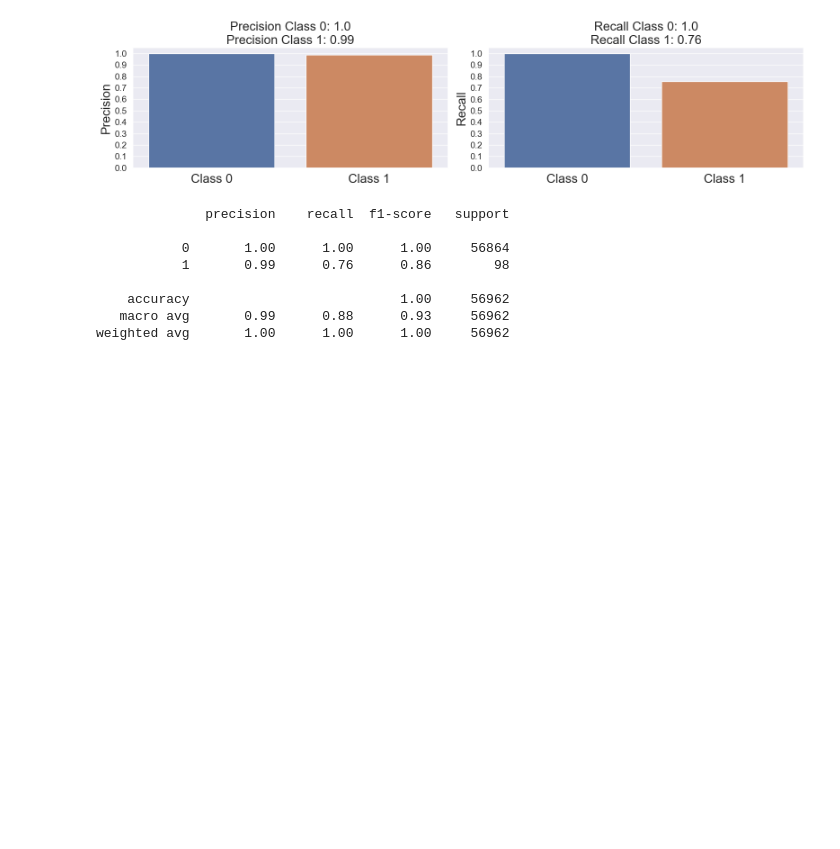
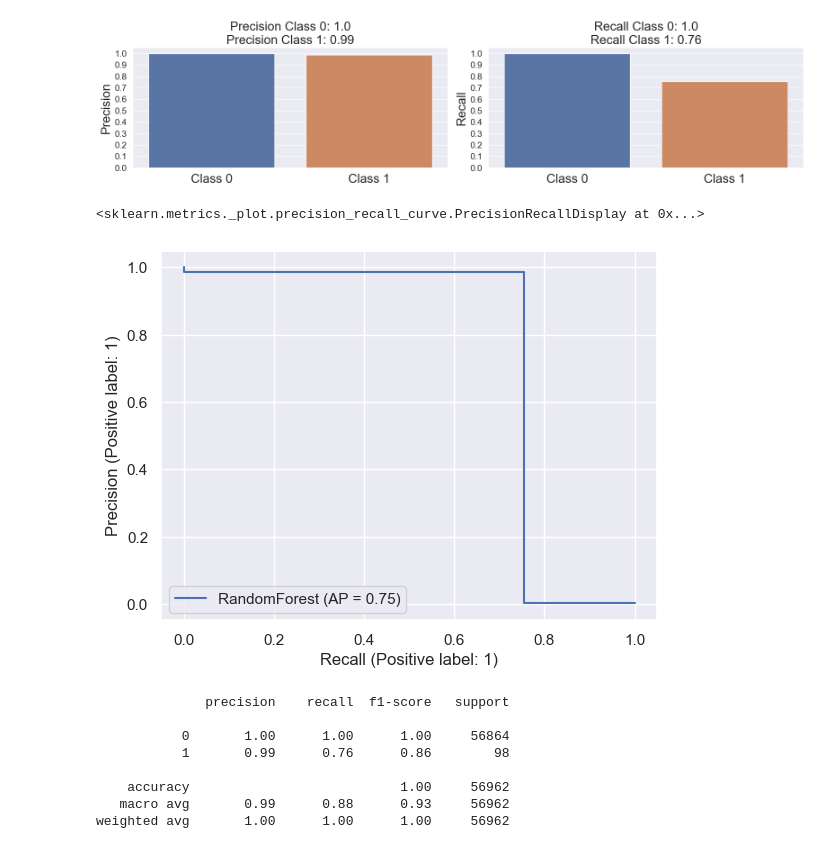
Before and after one commit to rpacco/fraud_detection, a Jupyter notebook: notebook.ipynb, the cells around one changed output. Cells and saved outputs as stored; diff of their text form; code cells hidden in the pictures; blank space fills up the shorter version.

```diff
--- a/notebook.ipynb
+++ b/notebook.ipynb
@@ -227,6 +242,11 @@ y_pred_randfor = randfor.predict(X_test)
 fnc.plot_precision_recall(y_test, y_pred_randfor)
 # %% [output]
 [figure]
+# %%
+PrecisionRecallDisplay.from_predictions(y_test, y_pred_randfor, name="RandomForest")
+# %% [output]
+<sklearn.metrics._plot.precision_recall_curve.PrecisionRecallDisplay at 0x...>
+[figure, added]
 # %%
 print(classification_report(y_test, y_pred_randfor))
 # %% [output]
```
Also changed, not shown: parts of 8 cells of this notebook, 1 other file.
